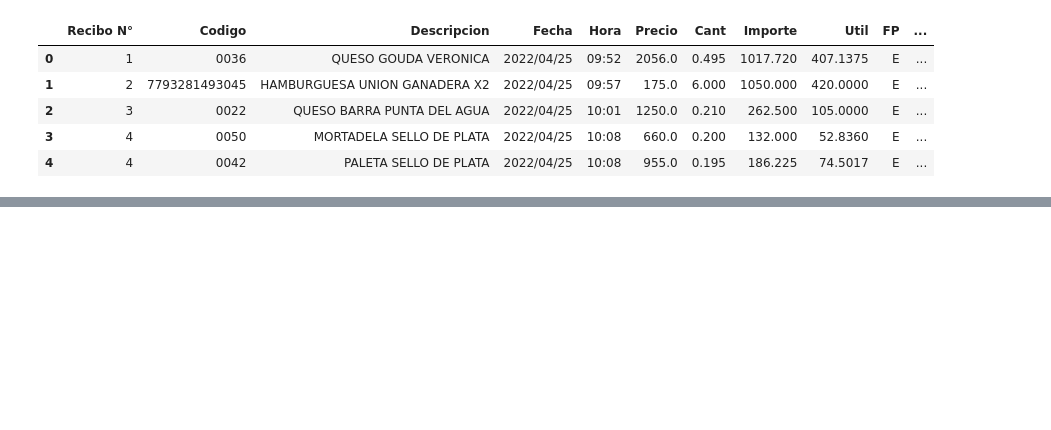
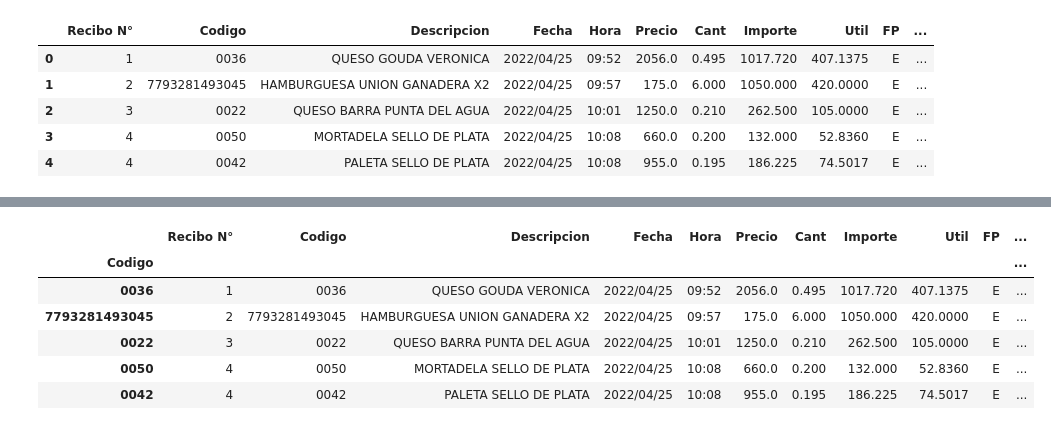
Before and after one commit to LuisaVALvarezS/CoderLab, a Jupyter notebook: Visualización_Luisa_Álvarez.ipynb, the cells around one changed output, grey strips where cells are left out. Saved outputs shown, nothing was run; the diff lists cells and outputs as text; code cells hidden in the pictures; blank space fills up the shorter version.

```diff
--- a/Visualización_Luisa_Álvarez.ipynb
+++ b/Visualización_Luisa_Álvarez.ipynb
@@ -16,3 +10,3 @@ ax.plot([1,3],[2,4])
 # %%
-ventasmoriche = pd.read_excel('https://raw.githubusercontent.com/LuisaVALvarezS/CoderLab/main/VentasMoriche.xls')
+df = pd.read_excel('https://raw.githubusercontent.com/LuisaVALvarezS/CoderLab/main/VentasMoriche.xls')
 # %%
@@ -26,0 +53,11 @@ ventasmoriche.head()
+# %%
+df.index = df['Codigo']
+df.head()
+# %% [output]
+|  | Recibo N° | Codigo | Descripcion | Fecha | Hora | Precio | Cant | Importe | Util | FP | ... |
+| Codigo |  |  |  |  |  |  |  |  |  |  | ... |
+| 0036 | 1 | 0036 | QUESO GOUDA VERONICA | 2022/04/25 | 09:52 | 2056.0 | 0.495 | 1017.720 | 407.1375 | E | ... |
+| 7793281493045 | 2 | 7793281493045 | HAMBURGUESA UNION GANADERA X2 | 2022/04/25 | 09:57 | 175.0 | 6.000 | 1050.000 | 420.0000 | E | ... |
+| 0022 | 3 | 0022 | QUESO BARRA PUNTA DEL AGUA | 2022/04/25 | 10:01 | 1250.0 | 0.210 | 262.500 | 105.0000 | E | ... |
+| 0050 | 4 | 0050 | MORTADELA SELLO DE PLATA | 2022/04/25 | 10:08 | 660.0 | 0.200 | 132.000 | 52.8360 | E | ... |
+| 0042 | 4 | 0042 | PALETA SELLO DE PLATA | 2022/04/25 | 10:08 | 955.0 | 0.195 | 186.225 | 74.5017 | E | ... |
```
Also changed, not shown: parts of 6 cells of this notebook.
